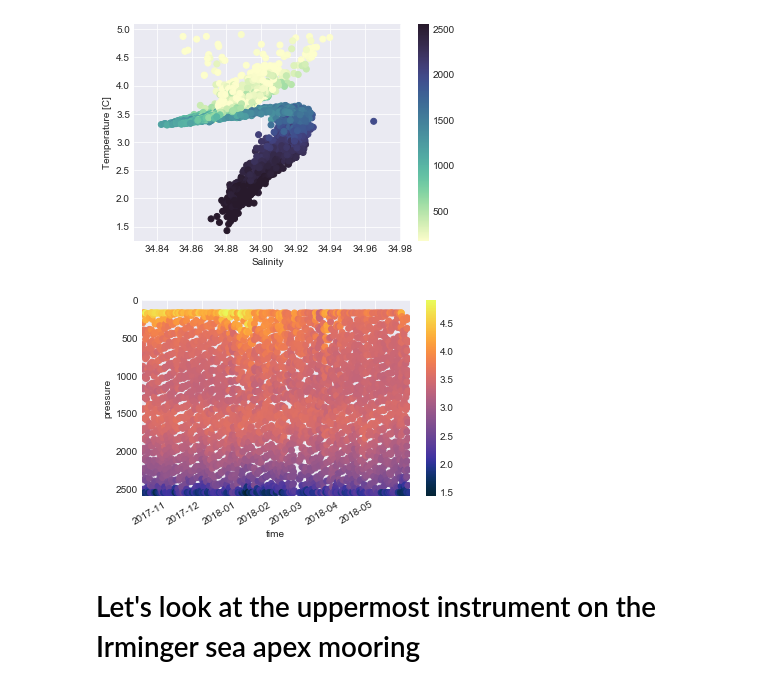
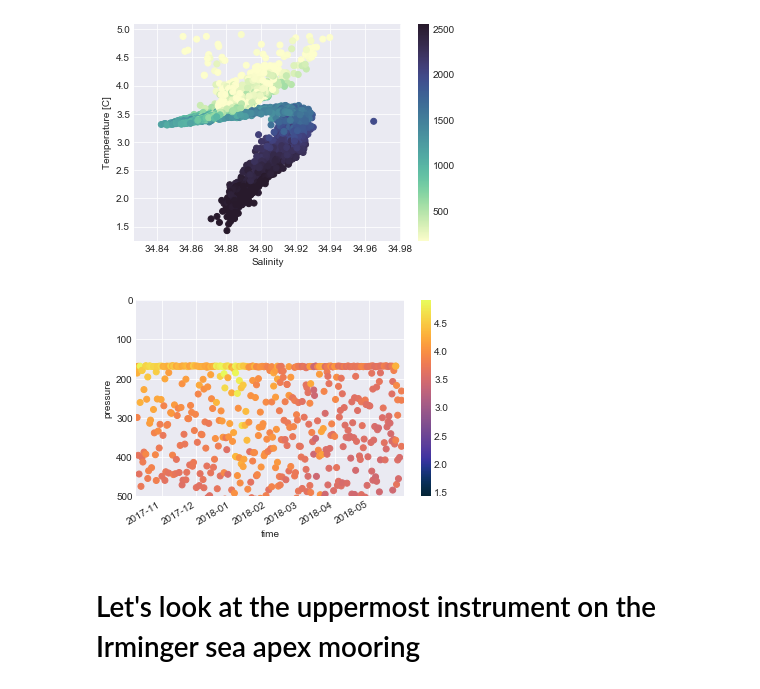
Before and after one commit to nlbeaird/OOI, a Jupyter notebook: OOI_play.ipynb, the cells around one changed output. Drawn from its saved outputs; the diff is of its cells as text; code cells hidden in the pictures.

```diff
--- a/OOI_play.ipynb
+++ b/OOI_play.ipynb
@@ -211,18 +211,19 @@ Text(0,0.5,'Temperature [C]')
 # %%
 fig, ax = plt.subplots()
 sc = plt.scatter(profiler.index, profiler.pressure, c = profiler.temperature, cmap=cmocean.cm.thermal)
 
 plt.colorbar(sc)
 plt.xlabel('time')
 plt.ylabel('pressure')
-plt.ylim(2600, 0)
+# plt.ylim(2600, 0)
+plt.ylim(500, 0)
 # plt.axis('tight')
 # plt.xlim(pd.Timestamp('2017-10-23'), pd.Timestamp('2017-10-28'))
 plt.xlim( np.min(profiler.index), np.max(profiler.index) )
 fig.autofmt_xdate()
 # plt.tight_layout()
 # %% [output]
-[figure, old version]
+[figure, new version]
 # %% [markdown]
 # Let's look at the uppermost instrument on the Irminger sea apex mooring
 # %%
```
Also changed, not shown: parts of 1 cell of this notebook.
